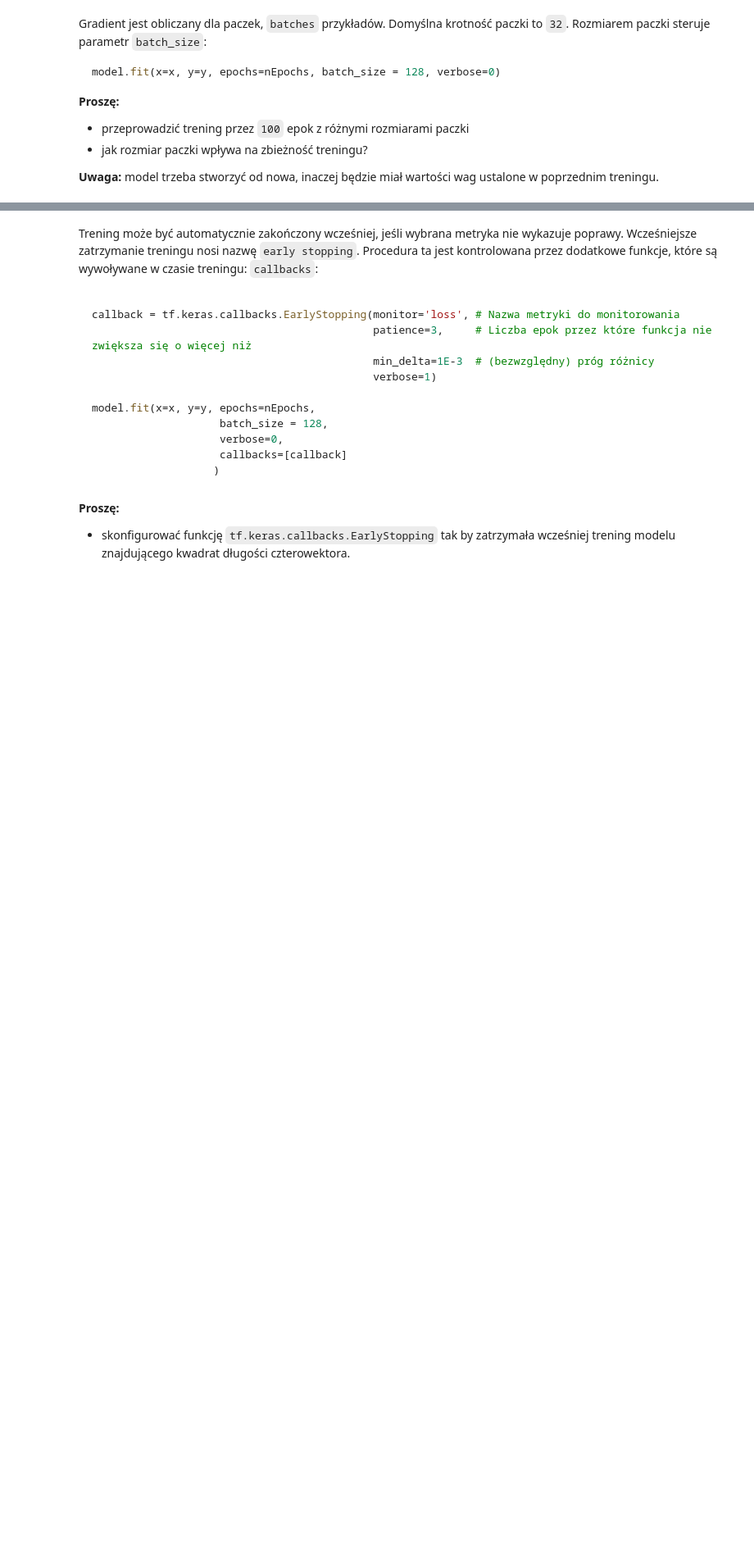
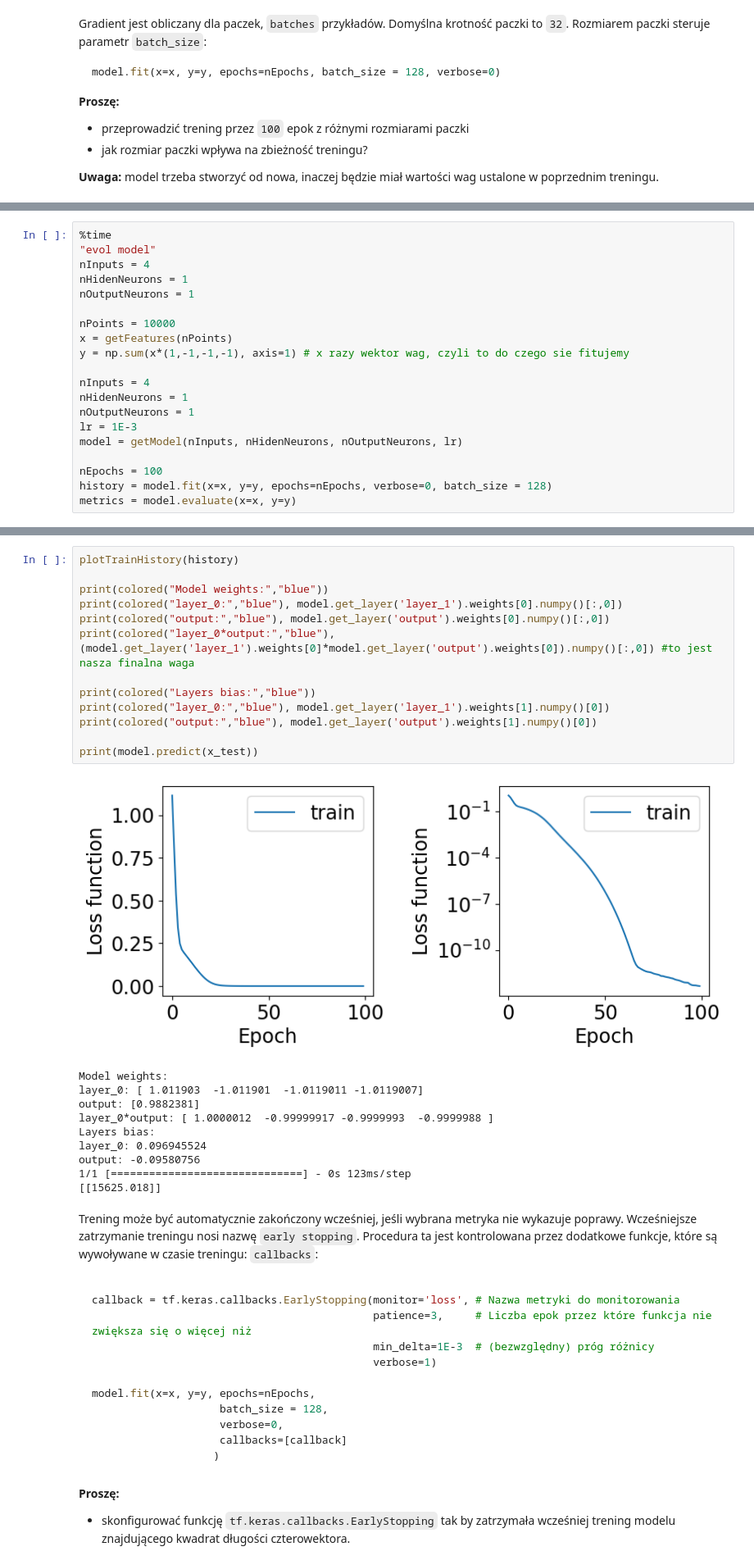
Before and after one commit to bkasza/MLII, a Jupyter notebook: 12.03/03_Trening_modelu.ipynb, the cells around one changed output, grey strips where cells are left out. Shown: that part at 82% size. Drawn from its saved outputs; the diff is of its cells as text; blank space fills up the shorter version.

```diff
--- a/12.03/03_Trening_modelu.ipynb
+++ b/12.03/03_Trening_modelu.ipynb
@@ -397,0 +587,20 @@ pass
+# %%
+%time
+"evol model"
+nInputs = 4
+nHidenNeurons = 1
+nOutputNeurons = 1
+
+nPoints = 10000
+x = getFeatures(nPoints)
+y = np.sum(x*(1,-1,-1,-1), axis=1) # x razy wektor wag, czyli to do czego sie fitujemy
+
+nInputs = 4
+nHidenNeurons = 1
+nOutputNeurons = 1
+lr = 1E-3
+model = getModel(nInputs, nHidenNeurons, nOutputNeurons, lr)
+
+nEpochs = 100
+history = model.fit(x=x, y=y, epochs=nEpochs, verbose=0, batch_size = 128)
+metrics = model.evaluate(x=x, y=y)
@@ -398,3 +611,27 @@ pass
+# %%
+plotTrainHistory(history)
+
+print(colored("Model weights:","blue"))
+print(colored("layer_0:","blue"), model.get_layer('layer_1').weights[0].numpy()[:,0])
+print(colored("output:","blue"), model.get_layer('output').weights[0].numpy()[:,0])
+print(colored("layer_0*output:","blue"), (model.get_layer('layer_1').weights[0]*model.get_layer('output').weights[0]).numpy()[:,0]) #to jest nasza finalna waga
+
+print(colored("Layers bias:","blue"))
+print(colored("layer_0:","blue"), model.get_layer('layer_1').weights[1].numpy()[0])
+print(colored("output:","blue"), model.get_layer('output').weights[1].numpy()[0])
+
+print(model.predict(x_test))
+# %% [output]
+[figure, added]
+Model weights:
+layer_0: [ 1.011903  -1.011901  -1.0119011 -1.0119007]
+output: [0.9882381]
+layer_0*output: [ 1.0000012  -0.99999917 -0.9999993  -0.9999988 ]
+Layers bias:
+layer_0: 0.096945524
+output: -0.09580756
+1/1 [==============================] - 0s 123ms/step
+[[15625.018]]
 # %% [markdown]
 Trening może być automatycznie zakończony wcześniej, jeśli wybrana metryka nie wykazuje poprawy. Wcześniejsze zatrzymanie treningu nosi nazwę `early stopping`.
 Procedura ta jest kontrolowana przez dodatkowe funkcje, które są wywoływane w czasie treningu: `callbacks`:
```
Also changed, not shown: parts of 19 cells of this notebook, 3 other files.
